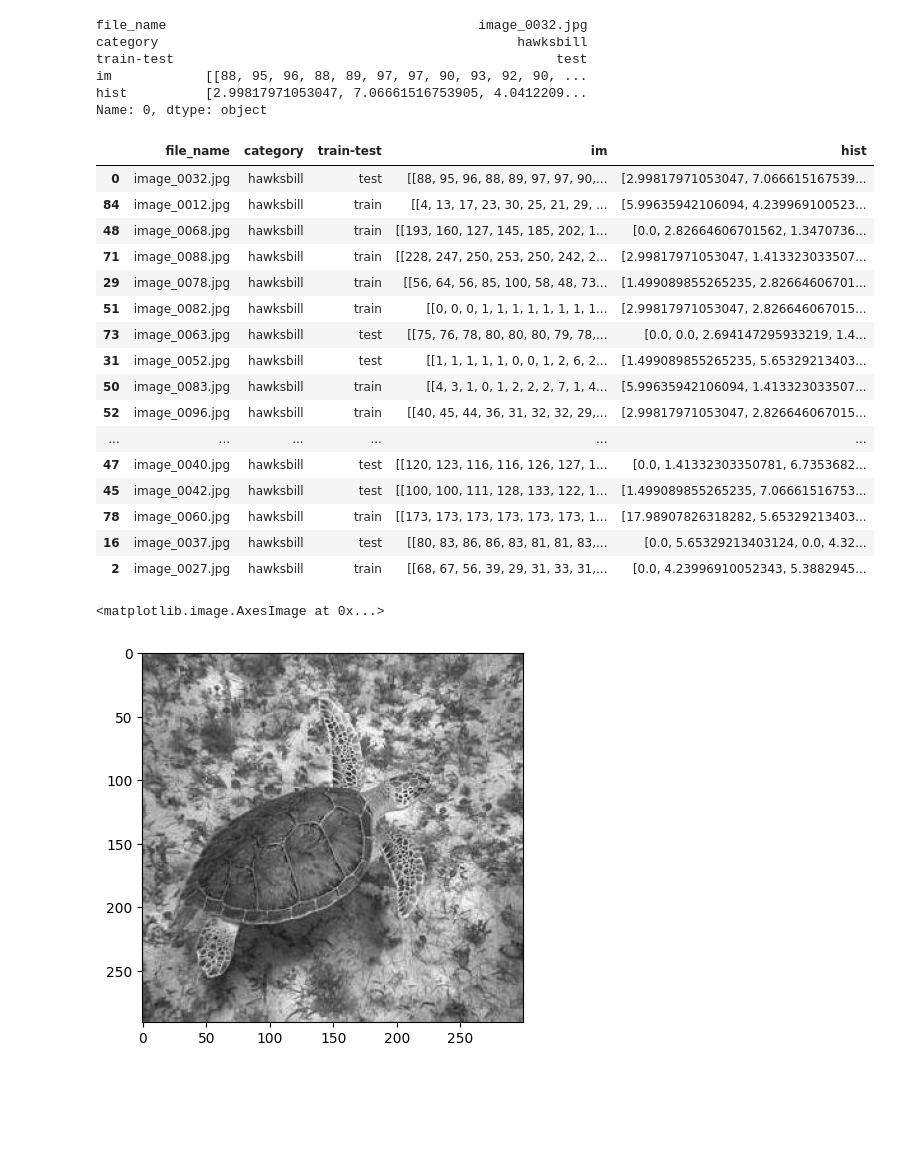
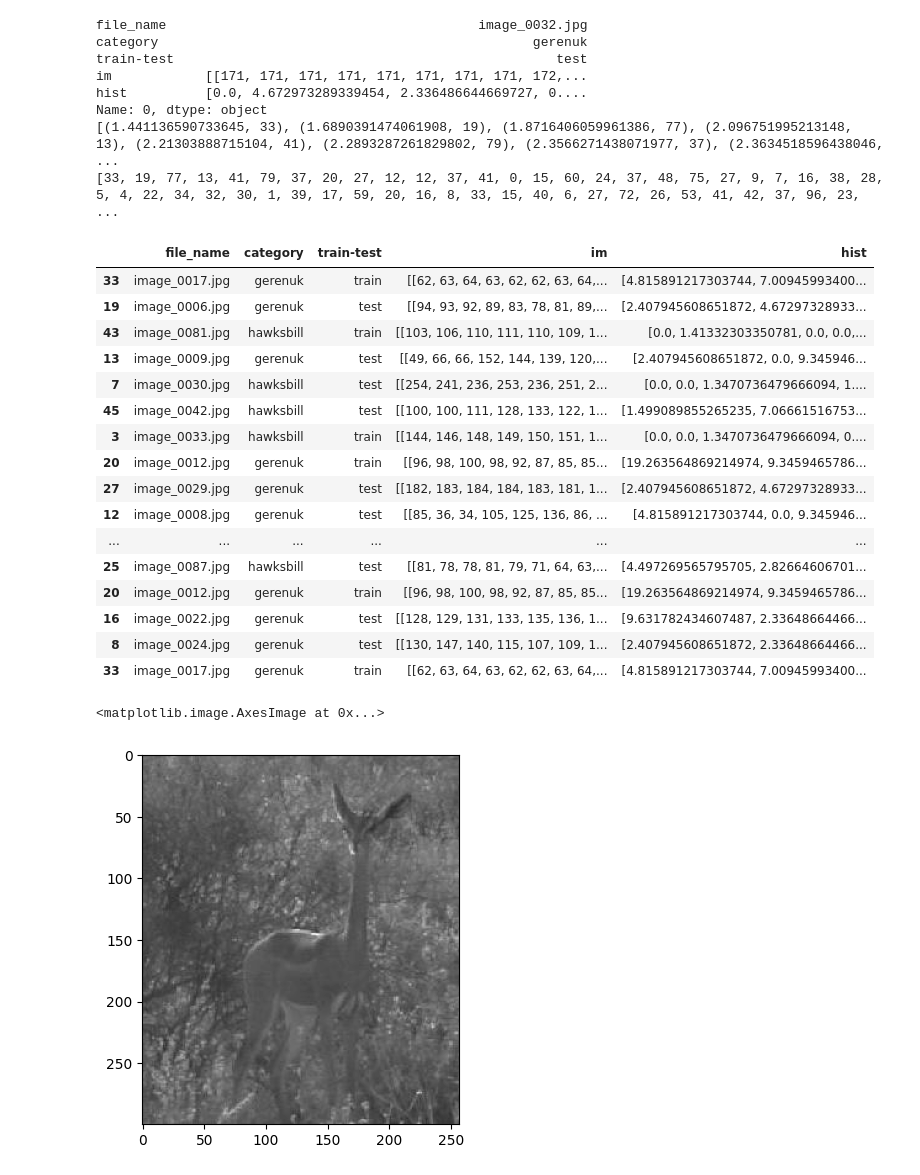
Before and after one commit to Cyrkryta/vision-image-processing, a Jupyter notebook: assignment-4/assignment4.ipynb, the cells around one changed output. Drawn from its saved outputs; the diff is of its cells as text; code cells hidden in the pictures; blank space fills up the shorter version.

```diff
--- a/assignment-4/assignment4.ipynb
+++ b/assignment-4/assignment4.ipynb
@@ -201,11 +201,11 @@ category_dir_list = [os.path.join(category_path, category) for category in categ
 for category_dir in category_dir_list:
     gen_table(category_dir)
 # %%
-# df_list = [pd.DataFrame(table) for table in category_tables]
-# merged_tables = pd.concat(df_list)
-# merged_tables
+df_list = [pd.DataFrame(table) for table in category_tables]
+merged_tables = pd.concat(df_list)
+merged_tables[:20]
 
-tb = pd.DataFrame(category_tables[1])
-tb
+# tb = pd.DataFrame(category_tables[1])
+# tb
 # %% [output]
 |  | file_name | category | train-test | im | hist |
@@ -248,45 +252,49 @@ def retrieve(df,  measure, retrieve=0):
         distances.append((dist, index))
 
     distances = sorted(distances, key = lambda x:x[0])
+    print(distances)
 
     indexes = [dist[1] for dist in distances]
+    print(indexes)
 
     #return merged_tables.iloc[indexes]
-    return tb.iloc[indexes]
+    return merged_tables.iloc[indexes]
 
 
 #results = retrieve(merged_tables, measure=euclidian, retrieve=0)
-results = retrieve(tb, measure=euclidian, retrieve=0)
-results.iloc[:20]
+results = retrieve(merged_tables, measure=bhattacharyya, retrieve=0)
+results.iloc[:40]
 # %% [output]
 file_name                                        image_0032.jpg
-category                                              hawksbill
+category                                                gerenuk
 train-test                                                 test
-im            [[88, 95, 96, 88, 89, 97, 97, 90, 93, 92, 90, ...
-hist          [2.99817971053047, 7.06661516753905, 4.0412209...
+im            [[171, 171, 171, 171, 171, 171, 171, 171, 172,...
+hist          [0.0, 4.672973289339454, 2.336486644669727, 0....
 Name: 0, dtype: object
+[(1.441136590733645, 33), (1.6890391474061908, 19), (1.8716406059961386, 77), (2.096751995213148, 13), (2.21303888715104, 41), (2.2893287261829802, 79), (2.3566271438071977, 37), (2.3634518596438046,  ...
+[33, 19, 77, 13, 41, 79, 37, 20, 27, 12, 12, 37, 41, 0, 15, 60, 24, 37, 48, 75, 27, 9, 7, 16, 38, 28, 5, 4, 22, 34, 32, 30, 1, 39, 17, 59, 20, 16, 8, 33, 15, 40, 6, 27, 72, 26, 53, 41, 42, 37, 96, 23, ...
 |  | file_name | category | train-test | im | hist |
-| 0 | image_0032.jpg | hawksbill | test | [[88, 95, 96, 88, 89, 97, 97, 90,... | [2.99817971053047, 7.066615167539... |
-| 84 | image_0012.jpg | hawksbill | train | [[4, 13, 17, 23, 30, 25, 21, 29, ... | [5.99635942106094, 4.239969100523... |
-| 48 | image_0068.jpg | hawksbill | train | [[193, 160, 127, 145, 185, 202, 1... | [0.0, 2.82664606701562, 1.3470736... |
-| 71 | image_0088.jpg | hawksbill | train | [[228, 247, 250, 253, 250, 242, 2... | [2.99817971053047, 1.413323033507... |
-| 29 | image_0078.jpg | hawksbill | train | [[56, 64, 56, 85, 100, 58, 48, 73... | [1.499089855265235, 2.82664606701... |
-| 51 | image_0082.jpg | hawksbill | train | [[0, 0, 0, 1, 1, 1, 1, 1, 1, 1, 1... | [2.99817971053047, 2.826646067015... |
-| 73 | image_0063.jpg | hawksbill | test | [[75, 76, 78, 80, 80, 80, 79, 78,... | [0.0, 0.0, 2.694147295933219, 1.4... |
-| 31 | image_0052.jpg | hawksbill | test | [[1, 1, 1, 1, 1, 0, 0, 1, 2, 6, 2... | [1.499089855265235, 5.65329213403... |
-| 50 | image_0083.jpg | hawksbill | train | [[4, 3, 1, 0, 1, 2, 2, 2, 7, 1, 4... | [5.99635942106094, 1.413323033507... |
-| 52 | image_0096.jpg | hawksbill | train | [[40, 45, 44, 36, 31, 32, 32, 29,... | [2.99817971053047, 2.826646067015... |
+| 33 | image_0017.jpg | gerenuk | train | [[62, 63, 64, 63, 62, 62, 63, 64,... | [4.815891217303744, 7.00945993400... |
+| 19 | image_0006.jpg | gerenuk | test | [[94, 93, 92, 89, 83, 78, 81, 89,... | [2.407945608651872, 4.67297328933... |
+| 43 | image_0081.jpg | hawksbill | train | [[103, 106, 110, 111, 110, 109, 1... | [0.0, 1.41332303350781, 0.0, 0.0,... |
+| 13 | image_0009.jpg | gerenuk | test | [[49, 66, 66, 152, 144, 139, 120,... | [2.407945608651872, 0.0, 9.345946... |
+| 7 | image_0030.jpg | hawksbill | test | [[254, 241, 236, 253, 236, 251, 2... | [0.0, 0.0, 1.3470736479666094, 1.... |
+| 45 | image_0042.jpg | hawksbill | test | [[100, 100, 111, 128, 133, 122, 1... | [1.499089855265235, 7.06661516753... |
+| 3 | image_0033.jpg | hawksbill | train | [[144, 146, 148, 149, 150, 151, 1... | [0.0, 0.0, 1.3470736479666094, 0.... |
+| 20 | image_0012.jpg | gerenuk | train | [[96, 98, 100, 98, 92, 87, 85, 85... | [19.263564869214974, 9.3459465786... |
+| 27 | image_0029.jpg | gerenuk | test | [[182, 183, 184, 184, 183, 181, 1... | [2.407945608651872, 4.67297328933... |
+| 12 | image_0008.jpg | gerenuk | test | [[85, 36, 34, 105, 125, 136, 86, ... | [4.815891217303744, 0.0, 9.345946... |
 | ... | ... | ... | ... | ... | ... |
-| 47 | image_0040.jpg | hawksbill | test | [[120, 123, 116, 116, 126, 127, 1... | [0.0, 1.41332303350781, 6.7353682... |
-| 45 | image_0042.jpg | hawksbill | test | [[100, 100, 111, 128, 133, 122, 1... | [1.499089855265235, 7.06661516753... |
-| 78 | image_0060.jpg | hawksbill | train | [[173, 173, 173, 173, 173, 173, 1... | [17.98907826318282, 5.65329213403... |
-| 16 | image_0037.jpg | hawksbill | test | [[80, 83, 86, 86, 83, 81, 81, 83,... | [0.0, 5.65329213403124, 0.0, 4.32... |
-| 2 | image_0027.jpg | hawksbill | train | [[68, 67, 56, 39, 29, 31, 33, 31,... | [0.0, 4.23996910052343, 5.3882945... |
+| 25 | image_0087.jpg | hawksbill | test | [[81, 78, 78, 81, 79, 71, 64, 63,... | [4.497269565795705, 2.82664606701... |
+| 20 | image_0012.jpg | gerenuk | train | [[96, 98, 100, 98, 92, 87, 85, 85... | [19.263564869214974, 9.3459465786... |
+| 16 | image_0022.jpg | gerenuk | test | [[128, 129, 131, 133, 135, 136, 1... | [9.631782434607487, 2.33648664466... |
+| 8 | image_0024.jpg | gerenuk | test | [[130, 147, 140, 115, 107, 109, 1... | [2.407945608651872, 2.33648664466... |
+| 33 | image_0017.jpg | gerenuk | train | [[62, 63, 64, 63, 62, 62, 63, 64,... | [4.815891217303744, 7.00945993400... |
 # %%
-plt.imshow(results.iloc[16]["im"], cmap="gray", vmin=0, vmax=255)
+plt.imshow(results.iloc[1]["im"], cmap="gray", vmin=0, vmax=255)
 # %% [output]
 <matplotlib.image.AxesImage at 0x...>
-[figure, old version]
+[figure, new version]
 # %%
 # clusters length
 '''
```
Also changed, not shown: parts of 4 cells of this notebook.
